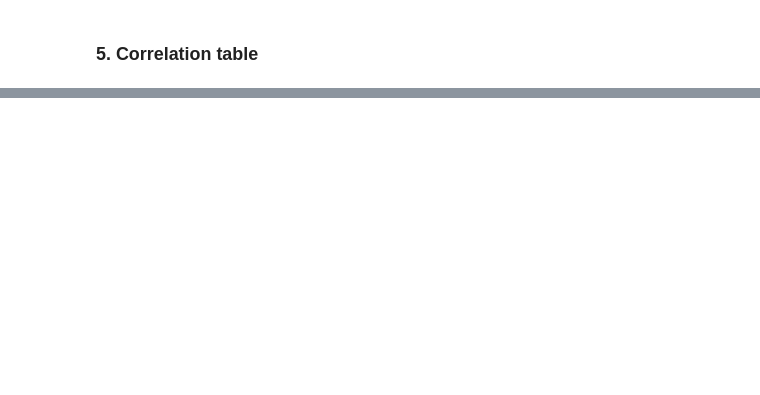
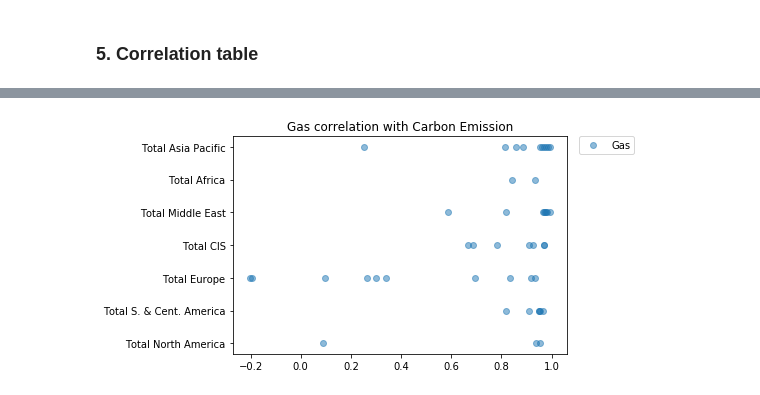
Before and after one commit to Tayzerdo/Renewable-energy, a Jupyter notebook: Comparison.ipynb, the cells around one changed output, grey strips where cells are left out. Drawn from its saved outputs; the diff is of its cells as text; code cells hidden in the pictures; blank space fills up the shorter version.

```diff
--- a/Comparison.ipynb
+++ b/Comparison.ipynb
@@ -301,0 +419,7 @@ for i in range(0,len(a.columns)):
+# %%
+plt.scatter(a[energy[1]],a.index, alpha=0.5)
+plt.legend(energy[1:],bbox_to_anchor=(1.02,1.025), loc="upper left")
+plt.title(f'{energy[1]} correlation with Carbon Emission')
+plt.show()
+# %% [output]
+[figure, added]
```
Also changed, not shown: parts of 22 cells of this notebook.
